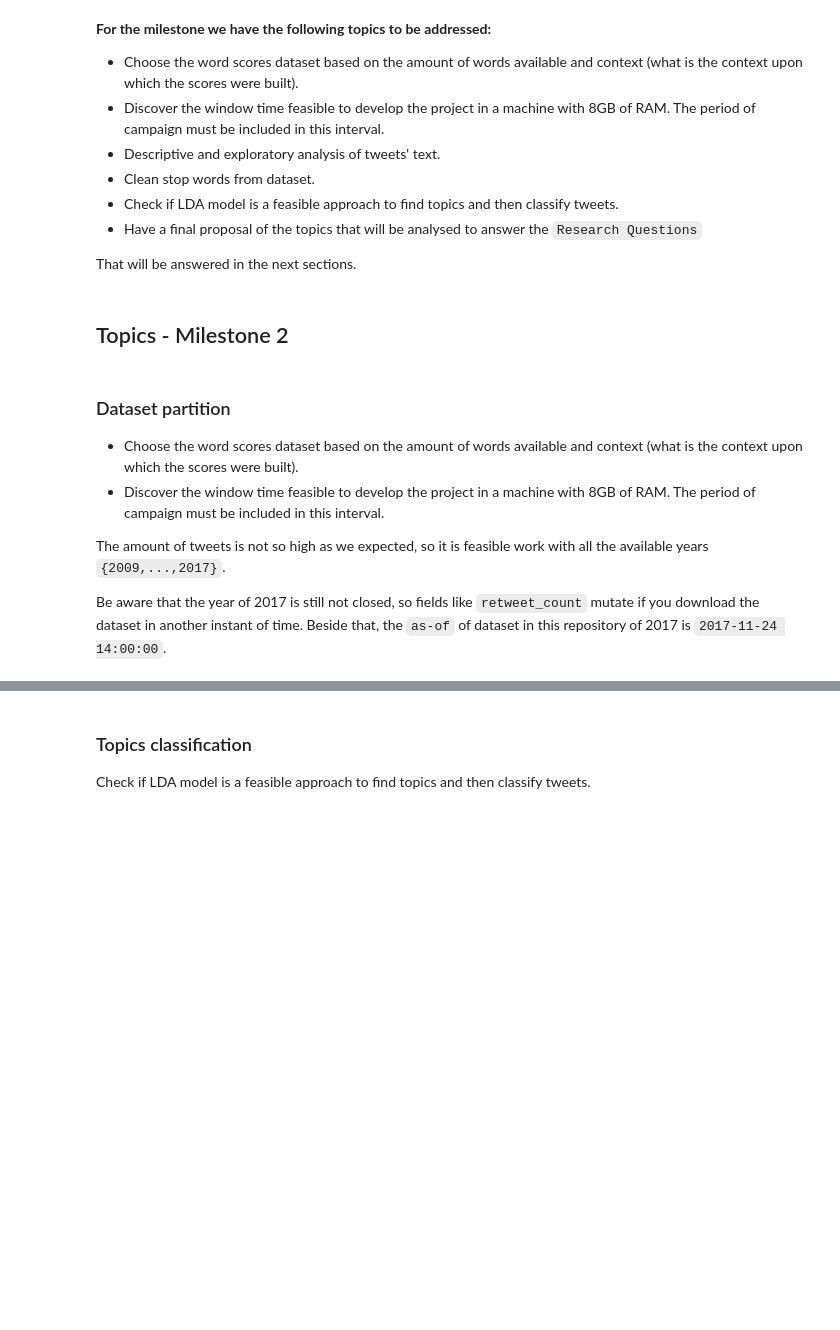
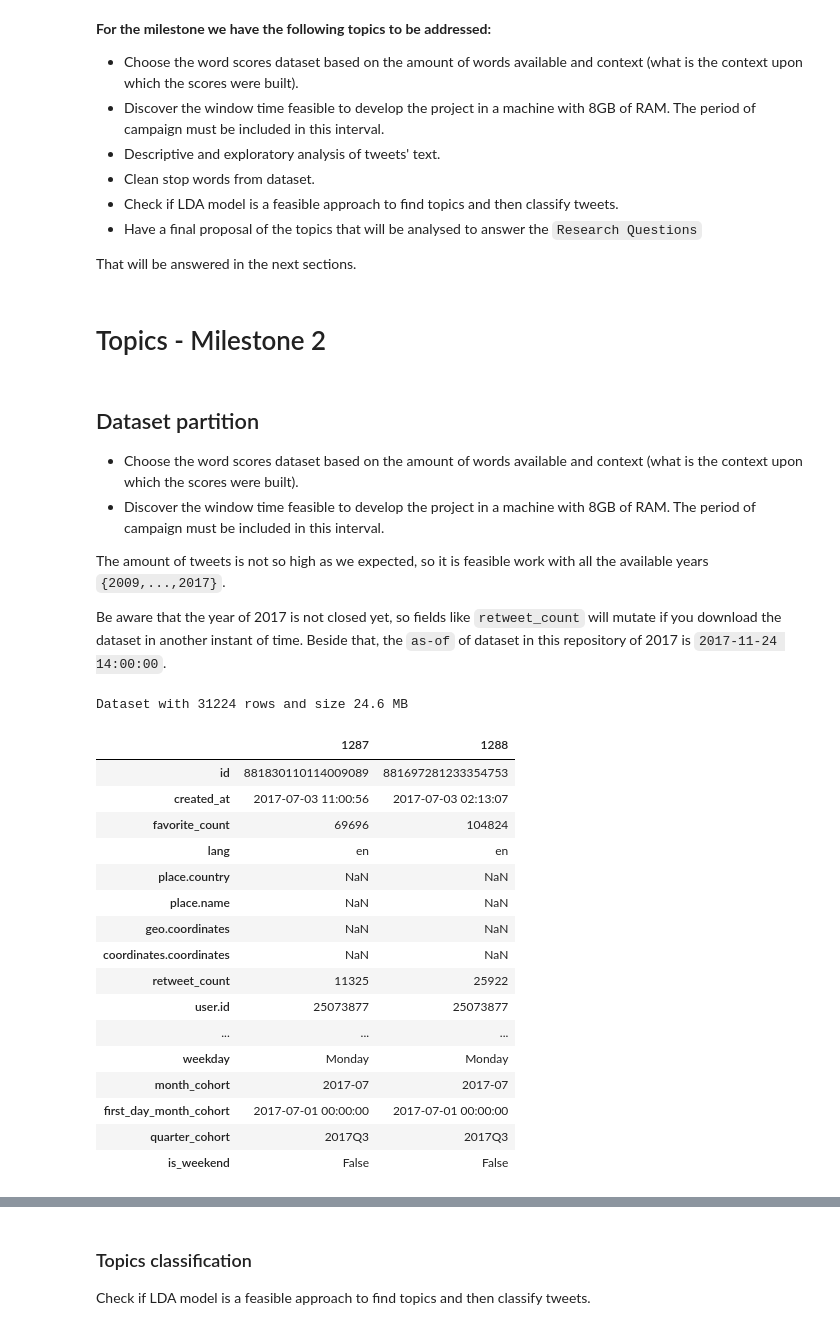
Before and after one commit to atulkumarin/project, a Jupyter notebook: analysis/project-milestone-2.ipynb, the cells around one changed output, grey strips where cells are left out. Drawn from its saved outputs; the diff is of its cells as text; code cells hidden in the pictures; blank space fills up the shorter version.

```diff
--- a/analysis/project-milestone-2.ipynb
+++ b/analysis/project-milestone-2.ipynb
@@ -39,13 +52,13 @@ The Trump Twitter Archive is a project that has been collecting Trump's tweets s
 
 That will be answered in the next sections.
 # %% [markdown]
-## Topics - Milestone 2
+# Topics - Milestone 2
 # %% [markdown]
-### Dataset partition
+## Dataset partition
 - Choose the word scores dataset based on the amount of words available and context (what is the context upon which the scores were built).
 - Discover the window time feasible to develop the project in a machine with 8GB of RAM. The period of campaign must be included in this interval.
 
 
 The amount of tweets is not so high as we expected, so it is feasible work with all the available years `{2009,...,2017}`.
 
-Be aware that the year of 2017 is still not closed, so fields like `retweet_count` mutate if you download the dataset in another instant of time. Beside that, the `as-of` of dataset in this repository of 2017 is `2017-11-24 14:00:00`.
+Be aware that the year of 2017 is not closed yet, so fields like `retweet_count` will mutate if you download the dataset in another instant of time. Beside that, the `as-of` of dataset in this repository of 2017 is `2017-11-24 14:00:00`.
@@ -51,0 +67,24 @@ Be aware that the year of 2017 is still not closed, so fields like `retweet_coun
+# %%
+print('Dataset with {r} rows and size {s} MB \n'
+      .format(r=len(df), s=round(sys.getsizeof(df)*1e-6, 1)))
+
+HTML(df.head(2).T.to_html())
+# %% [output]
+Dataset with 31224 rows and size 24.6 MB
+|  | 1287 | 1288 |
+| id | 881830110114009089 | 881697281233354753 |
+| created_at | 2017-07-03 11:00:56 | 2017-07-03 02:13:07 |
+| favorite_count | 69696 | 104824 |
+| lang | en | en |
+| place.country | NaN | NaN |
+| place.name | NaN | NaN |
+| geo.coordinates | NaN | NaN |
+| coordinates.coordinates | NaN | NaN |
+| retweet_count | 11325 | 25922 |
+| user.id | 25073877 | 25073877 |
+| ... | ... | ... |
+| weekday | Monday | Monday |
+| month_cohort | 2017-07 | 2017-07 |
+| first_day_month_cohort | 2017-07-01 00:00:00 | 2017-07-01 00:00:00 |
+| quarter_cohort | 2017Q3 | 2017Q3 |
+| is_weekend | False | False |
```
Also changed, not shown: parts of 21 cells of this notebook, 1 other file.
